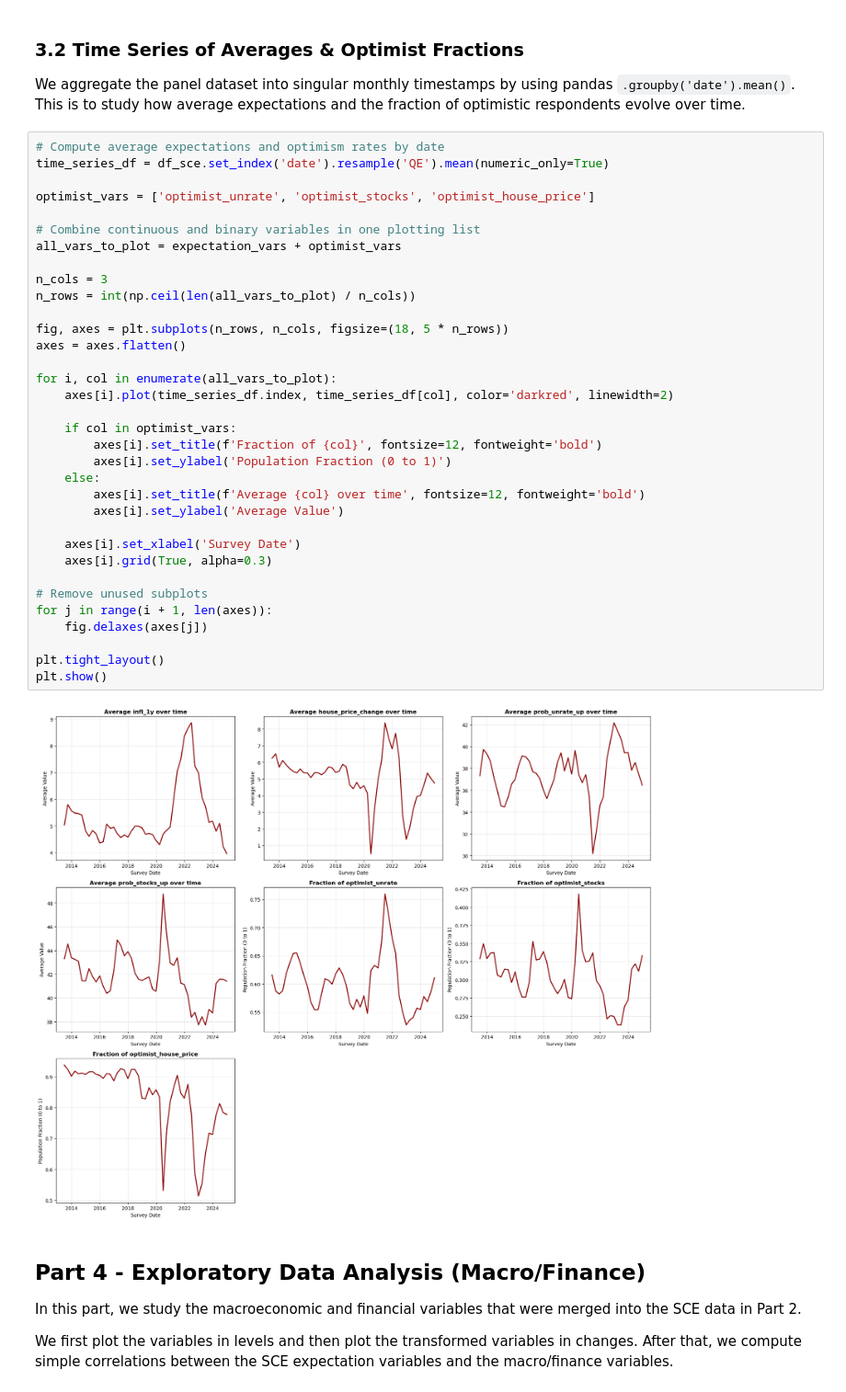
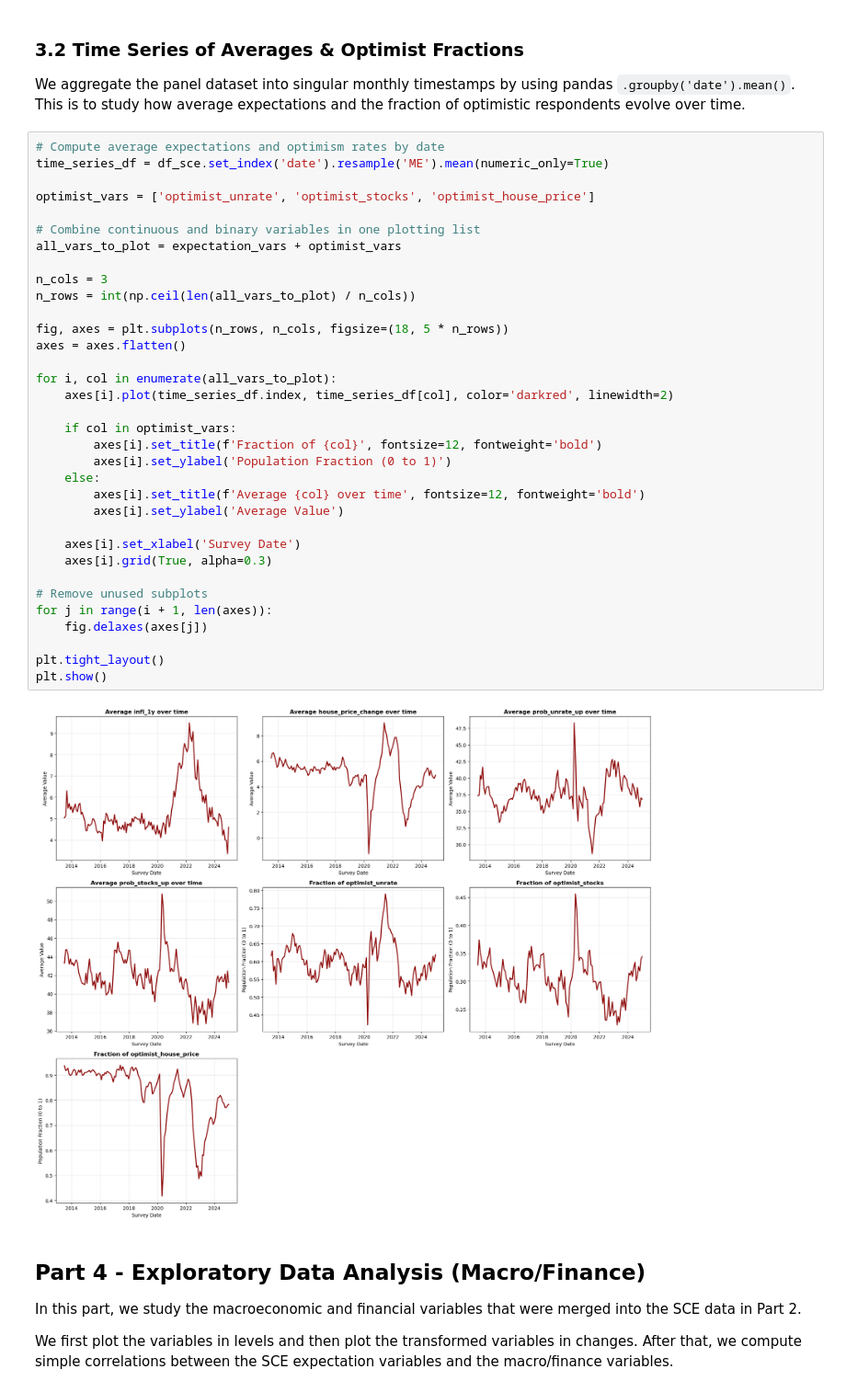
Before and after one commit to magnusbrunsberg/FIE463-V26, a Jupyter notebook: termpapers/tp2/solution.ipynb, the cells around one changed output. Shown at 92% size. Cells and saved outputs as stored; diff of their text form.

```diff
--- a/termpapers/tp2/solution.ipynb
+++ b/termpapers/tp2/solution.ipynb
@@ -338,40 +341,40 @@ The histograms show how the expectation variables are distributed across respond
 We aggregate the panel dataset into singular monthly timestamps by using pandas `.groupby('date').mean()`. This is to study how average expectations and the fraction of optimistic respondents evolve over time.
 # %%
 # Compute average expectations and optimism rates by date
-time_series_df = df_sce.set_index('date').resample('QE').mean(numeric_only=True)
+time_series_df = df_sce.set_index('date').resample('ME').mean(numeric_only=True)
 
 optimist_vars = ['optimist_unrate', 'optimist_stocks', 'optimist_house_price']
 
 # Combine continuous and binary variables in one plotting list
 all_vars_to_plot = expectation_vars + optimist_vars
 
 n_cols = 3
 n_rows = int(np.ceil(len(all_vars_to_plot) / n_cols))
 
 fig, axes = plt.subplots(n_rows, n_cols, figsize=(18, 5 * n_rows))
 axes = axes.flatten()
 
 for i, col in enumerate(all_vars_to_plot):
     axes[i].plot(time_series_df.index, time_series_df[col], color='darkred', linewidth=2)
 
     if col in optimist_vars:
         axes[i].set_title(f'Fraction of {col}', fontsize=12, fontweight='bold')
         axes[i].set_ylabel('Population Fraction (0 to 1)')
     else:
         axes[i].set_title(f'Average {col} over time', fontsize=12, fontweight='bold')
         axes[i].set_ylabel('Average Value')
 
     axes[i].set_xlabel('Survey Date')
     axes[i].grid(True, alpha=0.3)
 
 # Remove unused subplots
 for j in range(i + 1, len(axes)):
     fig.delaxes(axes[j])
 
 plt.tight_layout()
 plt.show()
 # %% [output]
-[figure, old version]
+[figure, new version]
 # %% [markdown]
 ## Part 4 - Exploratory Data Analysis (Macro/Finance)
 In this part, we study the macroeconomic and financial variables that were merged into the SCE data in Part 2.
```
Also changed, not shown: parts of 13 cells of this notebook, 6 other files.
